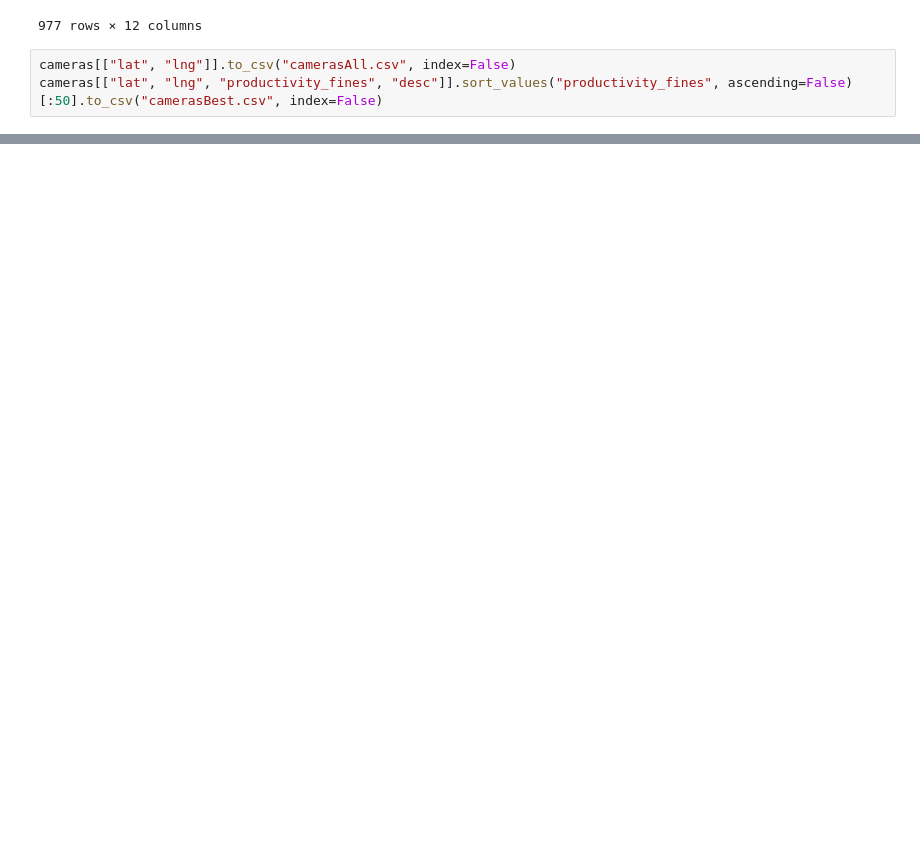
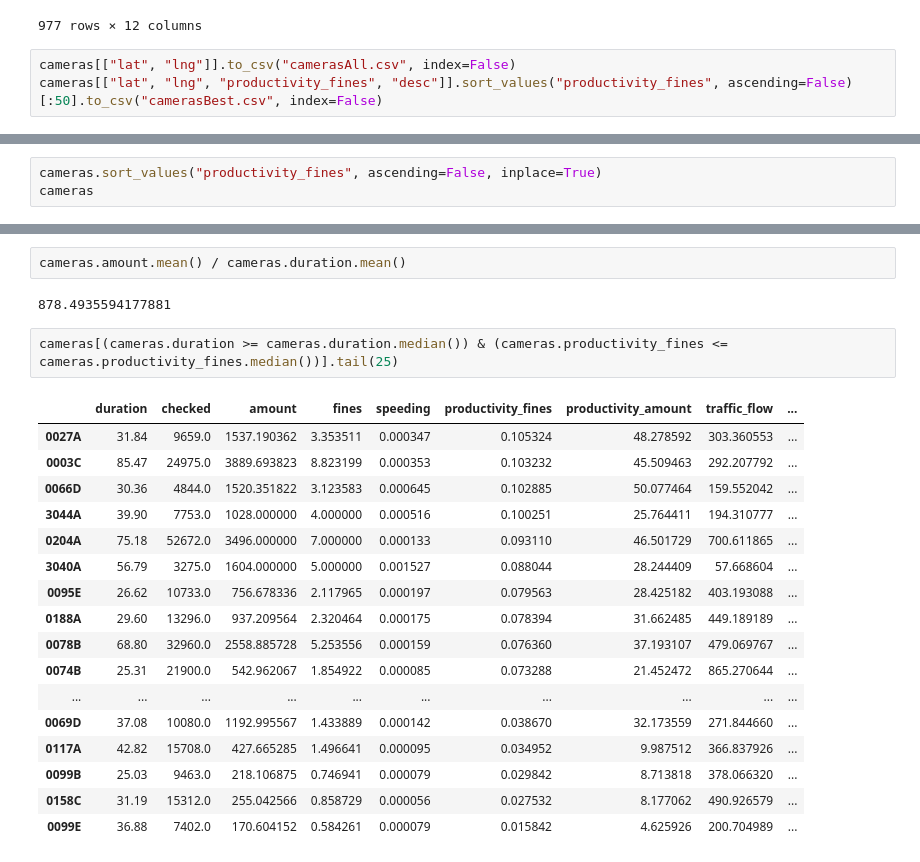
Before and after one commit to MarkusMannheim/speed-cameras, a Jupyter notebook: data/camera_data.ipynb, the cells around one changed output, grey strips where cells are left out. Cells and saved outputs as stored; diff of their text form; blank space fills up the shorter version.

```diff
--- a/data/camera_data.ipynb
+++ b/data/camera_data.ipynb
@@ -189,0 +154,3 @@ cameras.head(50)
+# %%
+cameras.sort_values("productivity_fines", ascending=False, inplace=True)
+cameras
@@ -189,0 +171,24 @@ cameras.head(50)
+# %%
+cameras.amount.mean() / cameras.duration.mean()
+# %% [output]
+878.4935594177881
+# %%
+cameras[(cameras.duration >= cameras.duration.median()) & (cameras.productivity_fines <= cameras.productivity_fines.median())].tail(25)
+# %% [output]
+|  | duration | checked | amount | fines | speeding | productivity_fines | productivity_amount | traffic_flow | ... |
+| 0027A | 31.84 | 9659.0 | 1537.190362 | 3.353511 | 0.000347 | 0.105324 | 48.278592 | 303.360553 | ... |
+| 0003C | 85.47 | 24975.0 | 3889.693823 | 8.823199 | 0.000353 | 0.103232 | 45.509463 | 292.207792 | ... |
+| 0066D | 30.36 | 4844.0 | 1520.351822 | 3.123583 | 0.000645 | 0.102885 | 50.077464 | 159.552042 | ... |
+| 3044A | 39.90 | 7753.0 | 1028.000000 | 4.000000 | 0.000516 | 0.100251 | 25.764411 | 194.310777 | ... |
+| 0204A | 75.18 | 52672.0 | 3496.000000 | 7.000000 | 0.000133 | 0.093110 | 46.501729 | 700.611865 | ... |
+| 3040A | 56.79 | 3275.0 | 1604.000000 | 5.000000 | 0.001527 | 0.088044 | 28.244409 | 57.668604 | ... |
+| 0095E | 26.62 | 10733.0 | 756.678336 | 2.117965 | 0.000197 | 0.079563 | 28.425182 | 403.193088 | ... |
+| 0188A | 29.60 | 13296.0 | 937.209564 | 2.320464 | 0.000175 | 0.078394 | 31.662485 | 449.189189 | ... |
+| 0078B | 68.80 | 32960.0 | 2558.885728 | 5.253556 | 0.000159 | 0.076360 | 37.193107 | 479.069767 | ... |
+| 0074B | 25.31 | 21900.0 | 542.962067 | 1.854922 | 0.000085 | 0.073288 | 21.452472 | 865.270644 | ... |
+| ... | ... | ... | ... | ... | ... | ... | ... | ... | ... |
+| 0069D | 37.08 | 10080.0 | 1192.995567 | 1.433889 | 0.000142 | 0.038670 | 32.173559 | 271.844660 | ... |
+| 0117A | 42.82 | 15708.0 | 427.665285 | 1.496641 | 0.000095 | 0.034952 | 9.987512 | 366.837926 | ... |
+| 0099B | 25.03 | 9463.0 | 218.106875 | 0.746941 | 0.000079 | 0.029842 | 8.713818 | 378.066320 | ... |
+| 0158C | 31.19 | 15312.0 | 255.042566 | 0.858729 | 0.000056 | 0.027532 | 8.177062 | 490.926579 | ... |
+| 0099E | 36.88 | 7402.0 | 170.604152 | 0.584261 | 0.000079 | 0.015842 | 4.625926 | 200.704989 | ... |
```
Also changed, not shown: parts of 6 cells of this notebook, 3 other files.
